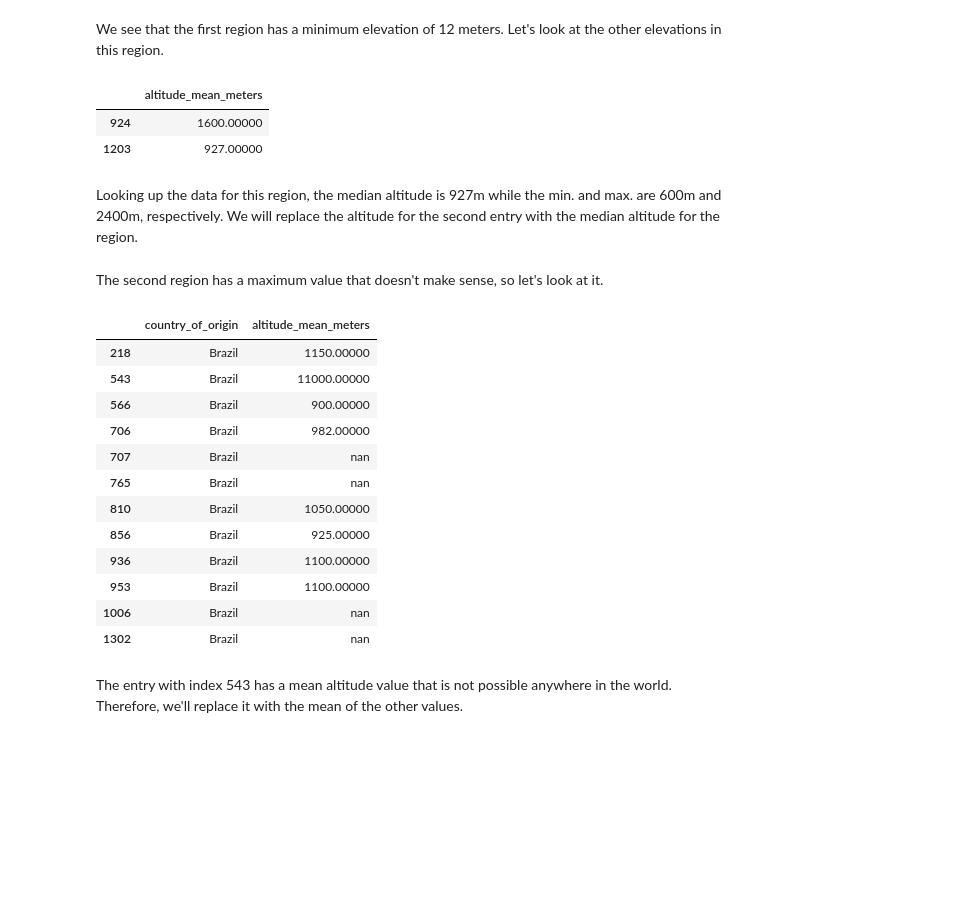
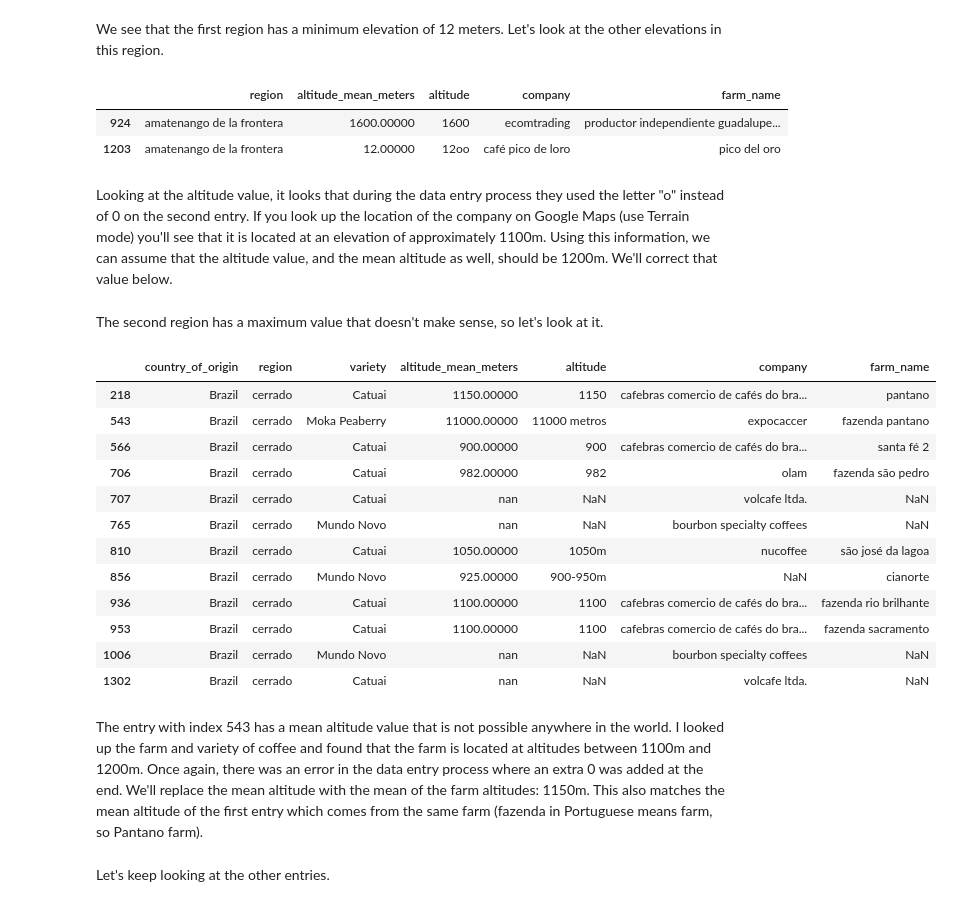
Before and after one commit to FuegoDiego/coffee_ratings, a Jupyter notebook: Coffee Ratings Cleanup.ipynb, the cells around one changed output. Drawn from its saved outputs; the diff is of its cells as text; code cells hidden in the pictures; blank space fills up the shorter version.

Commit message:
Did extensive clean up for the altitude_mean_meters column but there is still some more work to do.

```diff
--- a/Coffee Ratings Cleanup.ipynb
+++ b/Coffee Ratings Cleanup.ipynb
@@ -22,6 +23,10 @@ cols_to_keep = [
     'country_of_origin',
     'altitude',
     'region',
+    'company',
+    'owner',
+    'producer',
+    'farm_name',
     'harvest_year',
     'grading_date',
     'variety',
@@ -361,11 +379,11 @@ We see that the first region has a minimum elevation of 12 meters. Let's look at
 def show_region(region, cols_to_show):
     return coffee_df.loc[coffee_df['region'] == region][cols_to_show]
 # %%
-show_region('amatenango de la frontera', ['altitude_mean_meters'])
+show_region('amatenango de la frontera', ['region', 'altitude_mean_meters', 'altitude', 'company', 'farm_name'])
 # %% [output]
-|  | altitude_mean_meters |
-| 924 | 1600.00000 |
-| 1203 | 927.00000 |
+|  | region | altitude_mean_meters | altitude | company | farm_name |
+| 924 | amatenango de la frontera | 1600.00000 | 1600 | ecomtrading | productor independiente guadalupe... |
+| 1203 | amatenango de la frontera | 12.00000 | 12oo | café pico de loro | pico del oro |
-# %% [markdown]
-Looking up the data for this region, the median altitude is 927m while the min. and max. are 600m and 2400m, respectively. We will replace the altitude for the second entry with the median altitude for the region.
+# %% [markdown]
+Looking at the altitude value, it looks that during the data entry process they used the letter "o" instead of 0 on the second entry. If you look up the location of the company on Google Maps (use Terrain mode) you'll see that it is located at an elevation of approximately 1100m. Using this information, we can assume that the altitude value, and the mean altitude as well, should be 1200m. We'll correct that value below.
 # %%
@@ -373,20 +391,20 @@ coffee_df.loc[1203, 'altitude_mean_meters'] = 927
 # %% [markdown]
 The second region has a maximum value that doesn't make sense, so let's look at it.
 # %%
-show_region('cerrado', ['country_of_origin', 'altitude_mean_meters'])
+show_region('cerrado', ['country_of_origin', 'region', 'variety', 'altitude_mean_meters', 'altitude', 'company', 'farm_name'])
 # %% [output]
-|  | country_of_origin | altitude_mean_meters |
-| 218 | Brazil | 1150.00000 |
-| 543 | Brazil | 11000.00000 |
-| 566 | Brazil | 900.00000 |
-| 706 | Brazil | 982.00000 |
-| 707 | Brazil | nan |
-| 765 | Brazil | nan |
-| 810 | Brazil | 1050.00000 |
-| 856 | Brazil | 925.00000 |
-| 936 | Brazil | 1100.00000 |
-| 953 | Brazil | 1100.00000 |
-| 1006 | Brazil | nan |
-| 1302 | Brazil | nan |
+|  | country_of_origin | region | variety | altitude_mean_meters | altitude | company | farm_name |
+| 218 | Brazil | cerrado | Catuai | 1150.00000 | 1150 | cafebras comercio de cafés do bra... | pantano |
+| 543 | Brazil | cerrado | Moka Peaberry | 11000.00000 | 11000 metros | expocaccer | fazenda pantano |
+| 566 | Brazil | cerrado | Catuai | 900.00000 | 900 | cafebras comercio de cafés do bra... | santa fé 2 |
+| 706 | Brazil | cerrado | Catuai | 982.00000 | 982 | olam | fazenda são pedro |
+| 707 | Brazil | cerrado | Catuai | nan | NaN | volcafe ltda. | NaN |
+| 765 | Brazil | cerrado | Mundo Novo | nan | NaN | bourbon specialty coffees | NaN |
+| 810 | Brazil | cerrado | Catuai | 1050.00000 | 1050m | nucoffee | são josé da lagoa |
+| 856 | Brazil | cerrado | Mundo Novo | 925.00000 | 900-950m | NaN | cianorte |
+| 936 | Brazil | cerrado | Catuai | 1100.00000 | 1100 | cafebras comercio de cafés do bra... | fazenda rio brilhante |
+| 953 | Brazil | cerrado | Catuai | 1100.00000 | 1100 | cafebras comercio de cafés do bra... | fazenda sacramento |
+| 1006 | Brazil | cerrado | Mundo Novo | nan | NaN | bourbon specialty coffees | NaN |
+| 1302 | Brazil | cerrado | Catuai | nan | NaN | volcafe ltda. | NaN |
-# %% [markdown]
-The entry with index 543 has a mean altitude value that is not possible anywhere in the world. Therefore, we'll replace it with the mean of the other values.
+# %% [markdown]
+The entry with index 543 has a mean altitude value that is not possible anywhere in the world. I looked up the farm and variety of coffee and found that the farm is located at altitudes between 1100m and 1200m. Once again, there was an error in the data entry process where an extra 0 was added at the end. We'll replace the mean altitude with the mean of the farm altitudes: 1150m. This also matches the mean altitude of the first entry which comes from the same farm (fazenda in Portuguese means farm, so Pantano farm).
@@ -392,0 +413,2 @@ The entry with index 543 has a mean altitude value that is not possible anywhere
+# %% [markdown]
+Let's keep looking at the other entries.
```
Also changed, not shown: parts of 41 cells of this notebook.
